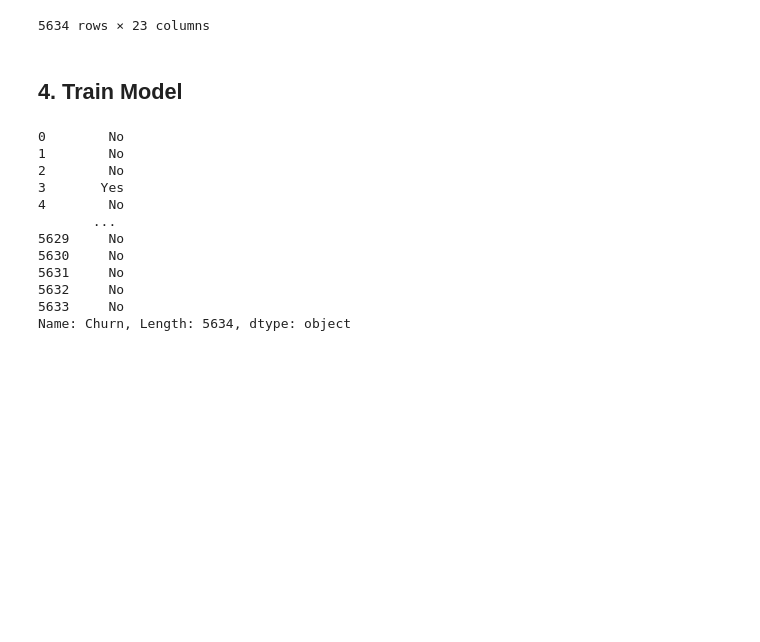
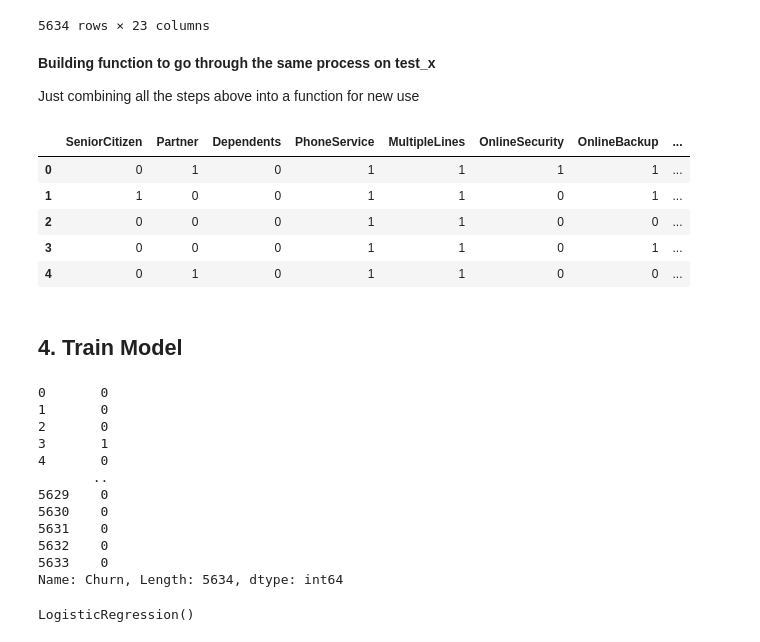
Before and after one commit to ironhack-datalabs/data-ber-08-20, a Jupyter notebook: Notes/module-3/week-7/2_machine_learning-churn_prediction.ipynb, the cells around one changed output. Saved outputs shown, nothing was run; the diff lists cells and outputs as text; code cells hidden in the pictures; blank space fills up the shorter version.

```diff
--- a/Notes/module-3/week-7/2_machine_learning-churn_prediction.ipynb
+++ b/Notes/module-3/week-7/2_machine_learning-churn_prediction.ipynb
@@ -586,6 +584,40 @@ train_X
 | 5632 | 0 | 0 | 0 | 1 | 1 | 1 | 0 | ... |
 | 5633 | 0 | 1 | 1 | 1 | 0 | 0 | 0 | ... |
 5634 rows × 23 columns
+# %% [markdown]
+**Building function to go through the same process on test_x**
+
+Just combining all the steps above into a function for new use
+# %%
+def preprocess(X, trained_standardization_factors):
+    scaled_X = trained_standardization_factors.transform(X[num_col])
+    scaled_X = pd.DataFrame(scaled_X, columns=num_col)
+
+    X = X.drop(columns=num_col, axis=1)
+    X = X.merge(scaled_X, left_index=True, right_index=True, how="inner")
+
+    X = X.assign(Female=np.where(X["gender"] == "Female", 1, 0))
+    X = X.drop(columns="gender")
+
+    X[X[bool_col].dtypes[X[bool_col].dtypes == "object"].keys()] = np.where(X[X[bool_col].dtypes[X[bool_col].dtypes == "object"].keys()] == "Yes", 1, 0)
+
+    new_cat_cols = [col for col in cat_cols if col != "gender"]
+    X = pd.get_dummies(data=X,
+                       columns=[col for col in new_cat_cols if col not in bool_col],
+                       drop_first=True)
+
+    return X
+# %%
+test_X = preprocess(test_X, scaled_fit)
+# %%
+test_X.head()
+# %% [output]
+|  | SeniorCitizen | Partner | Dependents | PhoneService | MultipleLines | OnlineSecurity | OnlineBackup | ... |
+| 0 | 0 | 1 | 0 | 1 | 1 | 1 | 1 | ... |
+| 1 | 1 | 0 | 0 | 1 | 1 | 0 | 1 | ... |
+| 2 | 0 | 0 | 0 | 1 | 1 | 0 | 0 | ... |
+| 3 | 0 | 0 | 0 | 1 | 1 | 0 | 1 | ... |
+| 4 | 0 | 1 | 0 | 1 | 1 | 0 | 0 | ... |
 # %% [markdown]
 ## 4. Train Model
 # %%
@@ -593,17 +625,17 @@ train_y = np.where(train_y == "Yes", 1, 0)
 # %%
-train_y["Churn"]
+train_y
 # %% [output]
-0        No
-1        No
-2        No
-3       Yes
-4        No
-       ...
-5629     No
-5630     No
-5631     No
-5632     No
-5633     No
-Name: Churn, Length: 5634, dtype: object
+0       0
+1       0
+2       0
+3       1
+4       0
+       ..
+5629    0
+5630    0
+5631    0
+5632    0
+5633    0
+Name: Churn, Length: 5634, dtype: int64
 # %%
 from sklearn.linear_model import LogisticRegression
@@ -610,3 +643,6 @@ from sklearn.linear_model import LogisticRegression
 # %%
+# train model
 lr = LogisticRegression()
-lr.fit(train_X, train_y["Churn"])
+lr.fit(train_X, train_y)
+# %% [output]
+LogisticRegression()
```
Also changed, not shown: parts of 28 cells of this notebook, 3 other files.
